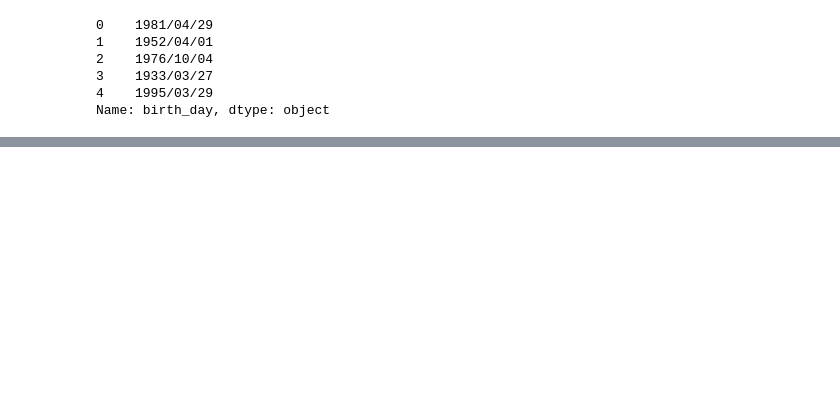
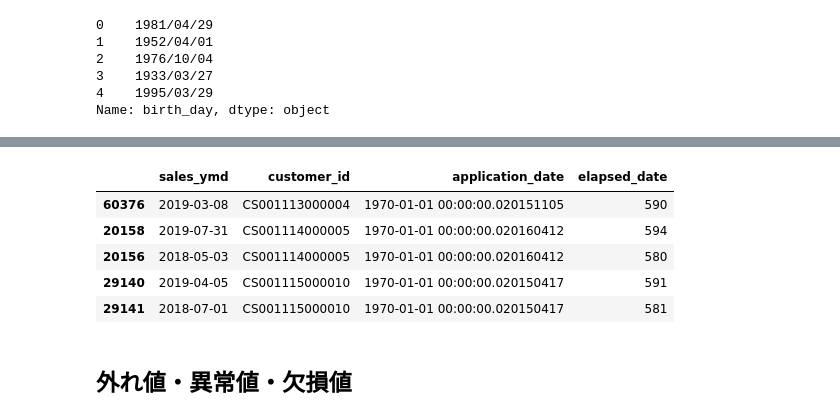
Before and after one commit to Strix9289/How-to-use-library, a Jupyter notebook: pandas.ipynb, the cells around one changed output, grey strips where cells are left out. Drawn from its saved outputs; the diff is of its cells as text; code cells hidden in the pictures; blank space fills up the shorter version.

```diff
--- a/pandas.ipynb
+++ b/pandas.ipynb
@@ -328,0 +346,17 @@ Name: birth_day, dtype: object
+# %%
+df_tmp = pd.merge(df_receipt[["sales_ymd", "customer_id"]], df_customer[["application_date", "customer_id"]], on="customer_id")
+df_tmp=df_tmp.drop_duplicates()
+df_tmp["sales_ymd"] = pd.to_datetime(df_tmp["sales_ymd"].astype("str"))
+df_tmp["application_date"] = pd.to_datetime(df_tmp["application_date"])
+
+df_tmp["elapsed_date"] = df_tmp[["sales_ymd", "application_date"]].apply(lambda x: relativedelta(x[0], x[1]).years*12+relativedelta(x[0], x[1]).months, axis=1)
+df_tmp.sort_values("customer_id").head()
+# %% [output]
+|  | sales_ymd | customer_id | application_date | elapsed_date |
+| 60376 | 2019-03-08 | CS001113000004 | 1970-01-01 00:00:00.020151105 | 590 |
+| 20158 | 2019-07-31 | CS001114000005 | 1970-01-01 00:00:00.020160412 | 594 |
+| 20156 | 2018-05-03 | CS001114000005 | 1970-01-01 00:00:00.020160412 | 580 |
+| 29140 | 2019-04-05 | CS001115000010 | 1970-01-01 00:00:00.020150417 | 591 |
+| 29141 | 2018-07-01 | CS001115000010 | 1970-01-01 00:00:00.020150417 | 581 |
+# %% [markdown]
+## 外れ値・異常値・欠損値
```
Also changed, not shown: parts of 22 cells of this notebook.
